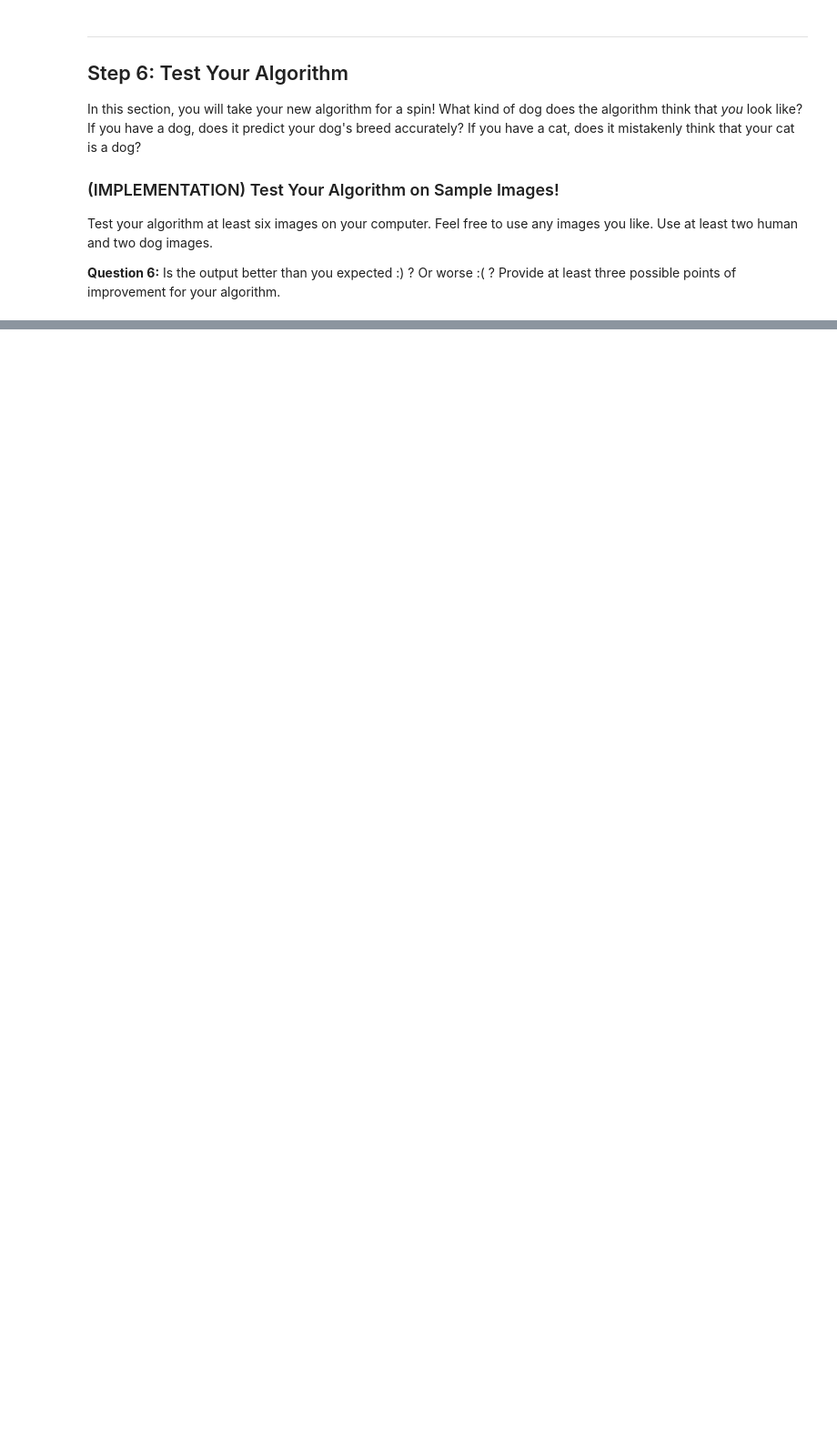
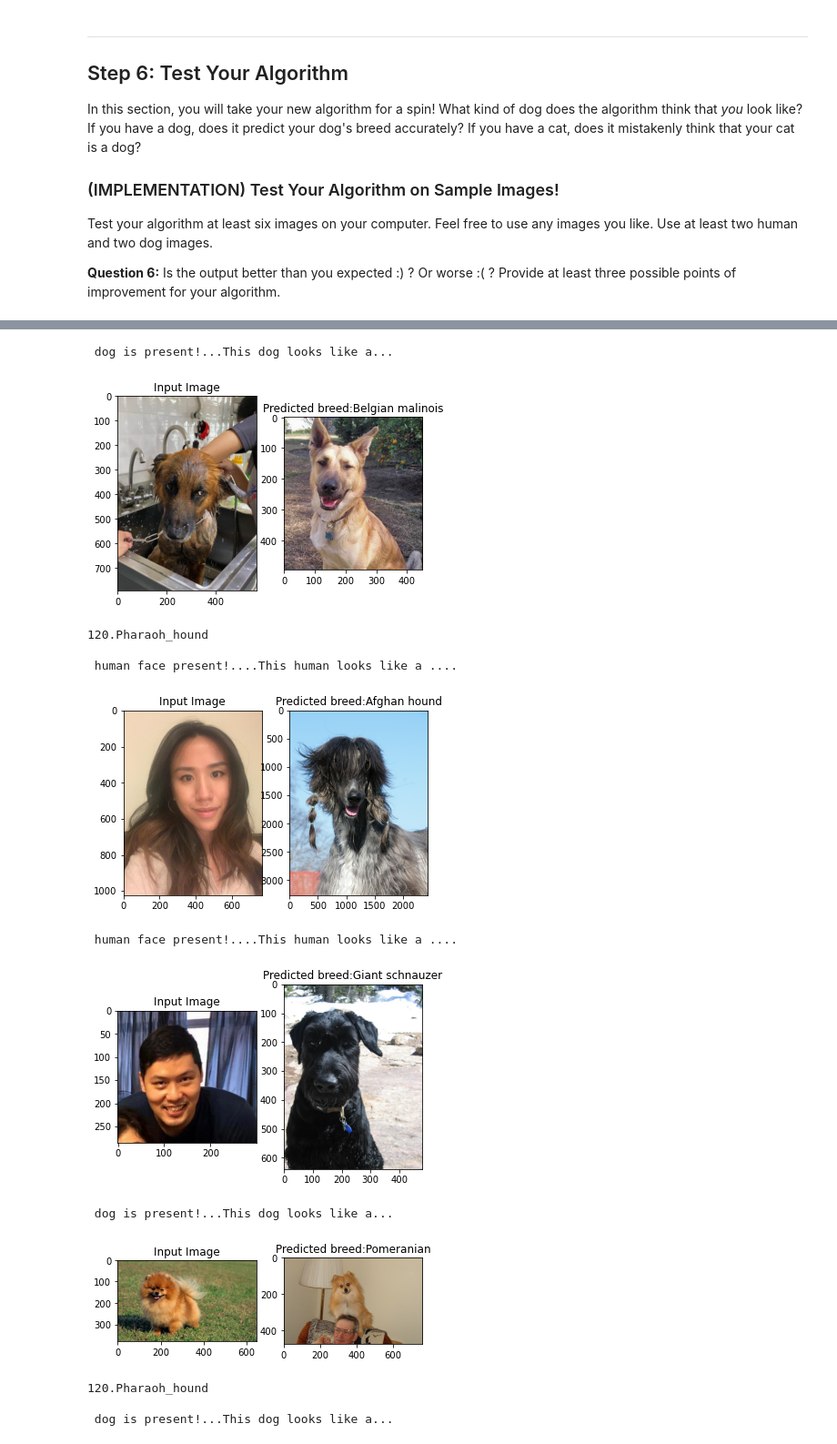
Before and after one commit to 19cheechung/project-dog-classification, a Jupyter notebook: dog_app.ipynb, the cells around one changed output, grey strips where cells are left out. Shown at 91% size. Saved outputs shown, nothing was run; the diff lists cells and outputs as text; code cells hidden in the pictures; blank space fills up the shorter version.

```diff
--- a/dog_app.ipynb
+++ b/dog_app.ipynb
@@ -1194,24 +1229,26 @@ def run_app(img_path):
 #we have predicted if a human face is present, use that.
 # if a human face is present, print( "human face present")
     if face_detector(img_path) == True:
-        print(" human face present!")
+        print(" human face present!....This human looks like a ....")
 # and then predict what dog breed does the human face looks like
-        predict_breed_transfer(img_path)
-        print("this human looks like a xxx")
+        display_image(img_path)
+
 # elseif:
 # check if a dog is present
 # predict dog breed it look like
     elif dog_detector2(img_path) == True:
-        print(" dog is present!")
-        predict_breed_transfer(img_path)
-        print("this dog looks like a xxx")
+        print(" dog is present!...This dog looks like a...")
+        display_image(img_path)
+
+
+ #   we dont find a human or dog in the photo. please try again to reinput the image. No output prediction avaialble.
 
     else:
         print("cant find a human or a dog in the photo, please try again")
-        display_image(img_path, title="...")
-
-#else:
- #   we dont find a human or dog in the photo. please try again to reinput the image. No output prediction avaialble.
+        image = Image.open(img_path) #img_path
+        plt.title("Input Image")
+        plt.imshow(image)
+        plt.show()
 # %% [markdown]
 ---
 <a id='step6'></a>
@@ -1239,0 +1297,26 @@ AttributeError: 'Compose' object has no attribute 'img_path'
+# %%
+run_app("nicoledog.jpg")
+print()
+run_app("peiyee3.jpg")
+print()
+run_app("chung2.jpg")
+print()
+run_app("pompom.jpg")
+print()
+run_app("booboo.jpg")
+print()
+run_app("mina.jpg")
+# %% [output]
+ dog is present!...This dog looks like a...
+[figure, added]
+120.Pharaoh_hound
+
+ human face present!....This human looks like a ....
+[figure, added]
+ human face present!....This human looks like a ....
+[figure, added]
+ dog is present!...This dog looks like a...
+[figure, added]
+120.Pharaoh_hound
+
+ dog is present!...This dog looks like a...
```
Also changed, not shown: parts of 12 cells of this notebook, 1 other file.
